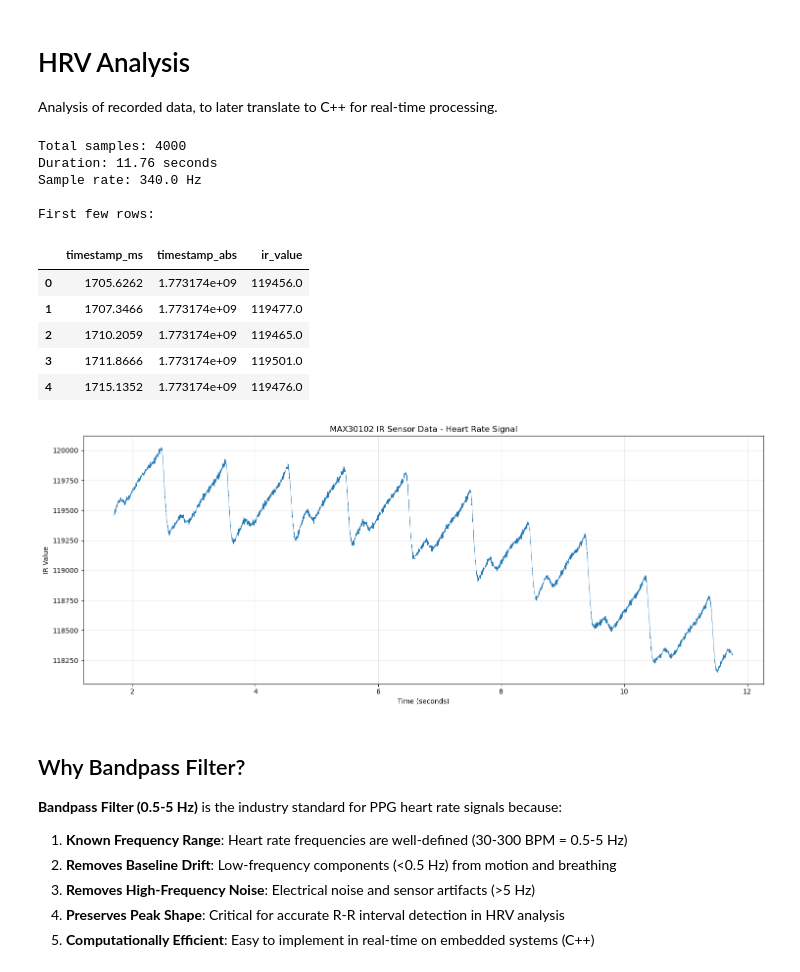
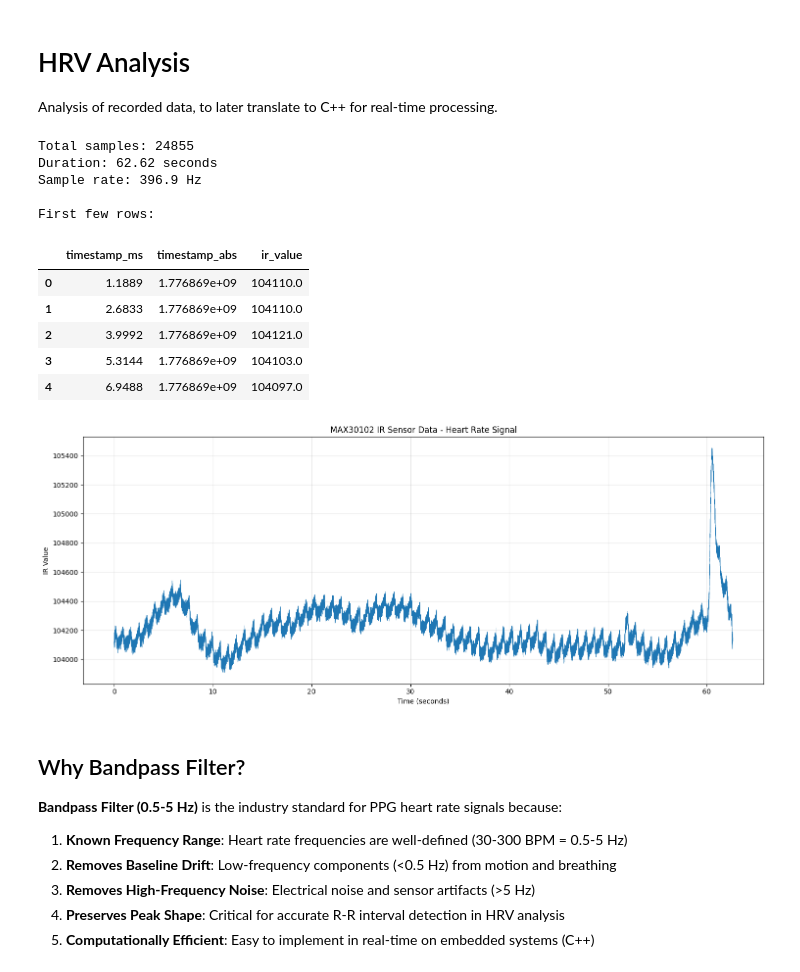
Before and after one commit to tomgelhorn/trakkwatch, a Jupyter notebook: working_code/hrv/hrv_analysis.ipynb, the cells around one changed output. Cells and saved outputs as stored; diff of their text form; code cells hidden in the pictures.

```diff
--- a/working_code/hrv/hrv_analysis.ipynb
+++ b/working_code/hrv/hrv_analysis.ipynb
@@ -4,29 +4,29 @@ Analysis of recorded data, to later translate to C++ for real-time processing.
 # %%
 import pandas as pd
 import matplotlib.pyplot as plt
 import numpy as np
 
 # Load the CSV file
-df = pd.read_csv('hrv_data_20260310_212416.csv')
+df = pd.read_csv('hrv_data_20260422_163703.csv')
 
 # Display basic information
 print(f"Total samples: {len(df)}")
 print(f"Duration: {df['timestamp_ms'].iloc[-1] / 1000:.2f} seconds")
 print(f"Sample rate: {len(df) / (df['timestamp_ms'].iloc[-1] / 1000):.1f} Hz")
 print("\nFirst few rows:")
 df.head()
 # %% [output]
-Total samples: 4000
-Duration: 11.76 seconds
-Sample rate: 340.0 Hz
+Total samples: 24855
+Duration: 62.62 seconds
+Sample rate: 396.9 Hz
 
 First few rows:
 |  | timestamp_ms | timestamp_abs | ir_value |
-| 0 | 1705.6262 | 1.773174e+09 | 119456.0 |
-| 1 | 1707.3466 | 1.773174e+09 | 119477.0 |
-| 2 | 1710.2059 | 1.773174e+09 | 119465.0 |
-| 3 | 1711.8666 | 1.773174e+09 | 119501.0 |
-| 4 | 1715.1352 | 1.773174e+09 | 119476.0 |
+| 0 | 1.1889 | 1.776869e+09 | 104110.0 |
+| 1 | 2.6833 | 1.776869e+09 | 104110.0 |
+| 2 | 3.9992 | 1.776869e+09 | 104121.0 |
+| 3 | 5.3144 | 1.776869e+09 | 104103.0 |
+| 4 | 6.9488 | 1.776869e+09 | 104097.0 |
 # %%
 # Plot IR value over time
 plt.figure(figsize=(15, 6))
@@ -38,7 +38,7 @@ plt.grid(True, alpha=0.3)
 plt.tight_layout()
 plt.show()
 # %% [output]
-[figure, old version]
+[figure, new version]
 # %% [markdown]
 ## Why Bandpass Filter?
 
```
Also changed, not shown: parts of 5 cells of this notebook, 4 other files.
